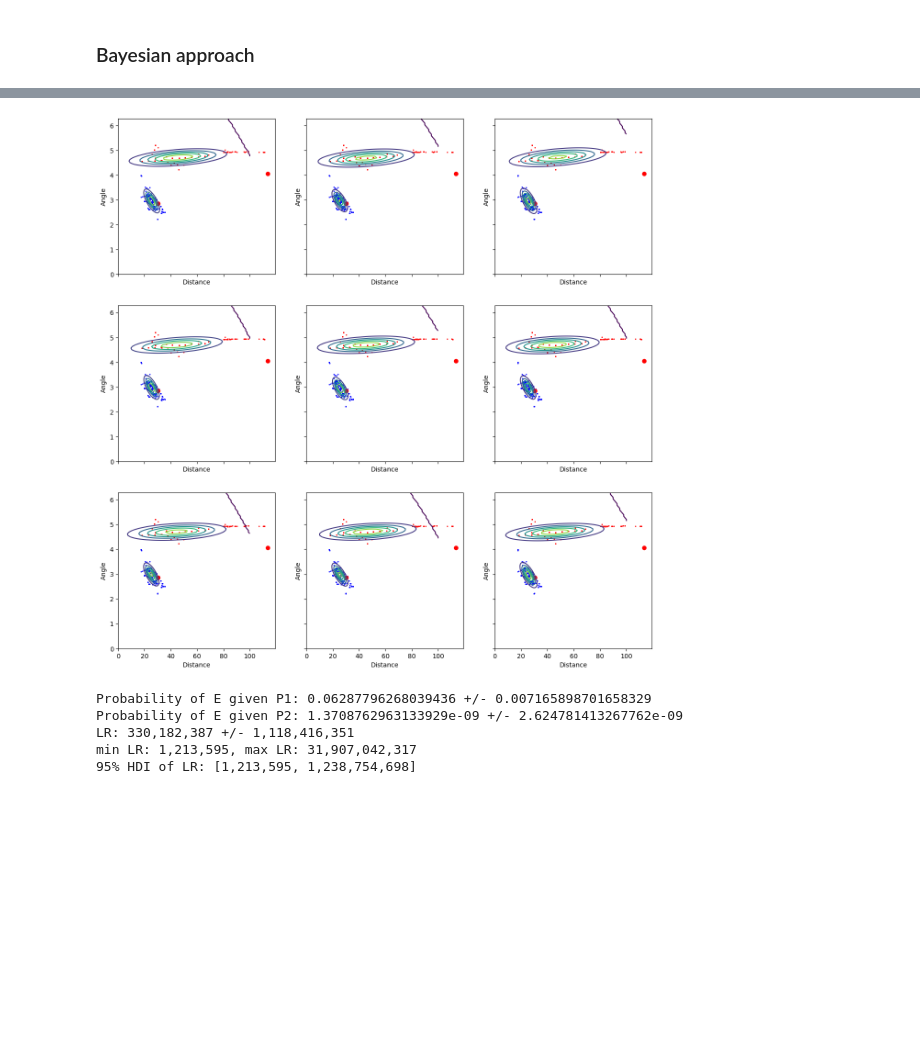
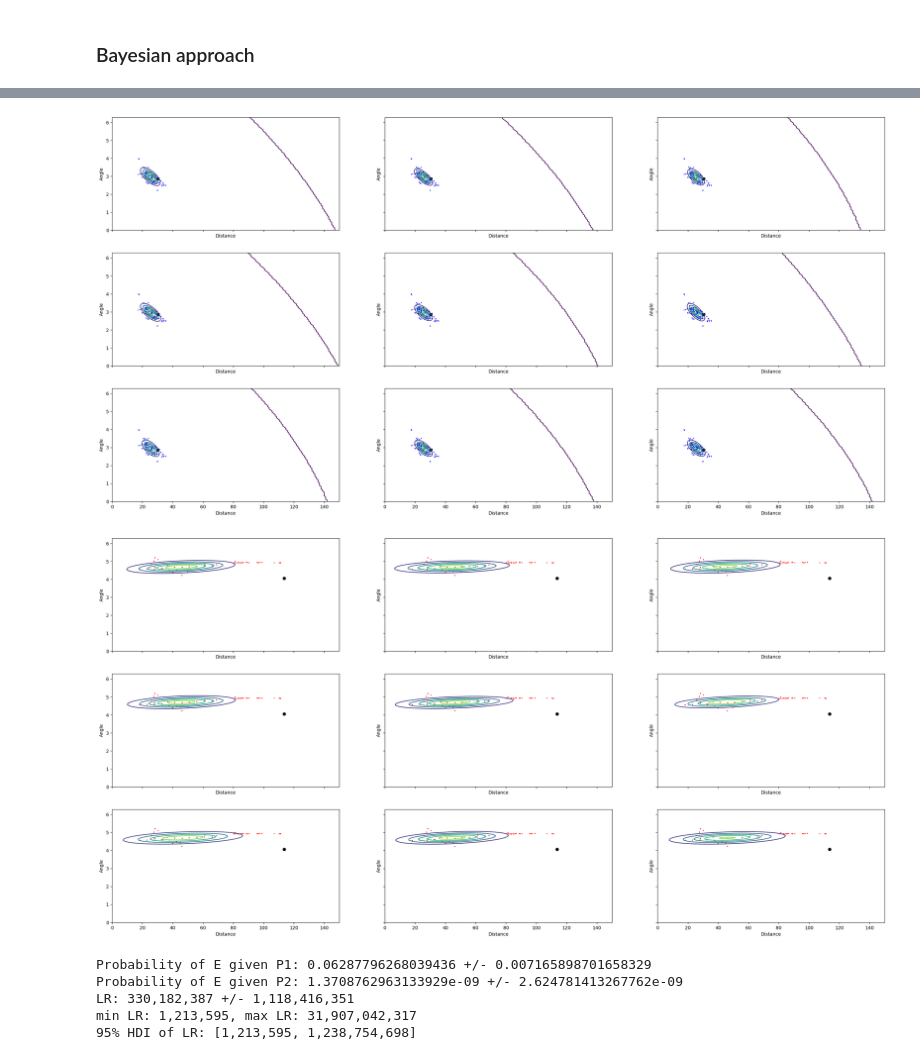
Before and after one commit to KlemenVovk/gps_evaluation, a Jupyter notebook: main.ipynb, the cells around one changed output, grey strips where cells are left out. Cells and saved outputs as stored; diff of their text form; code cells hidden in the pictures; blank space fills up the shorter version.

Commit message:
Harmonize colors, update original

```diff
--- a/main.ipynb
+++ b/main.ipynb
@@ -107,16 +109,22 @@ for ax1 in ax.flatten():
     ax1.set_theta_direction(-1)
     ax1.set_rlabel_position(0)
 
+max_dist = max(max(df_p1["dist"]), max(df_p2["dist"]),E_dist_angle_wrt_P1[0],E_dist_angle_wrt_P2[0])
+print(max_dist)
+max_dist+=7
+
 ax[0].scatter(df_p1["angle"], df_p1["dist"], label="P1 ref", color="red")
 ax[0].set_title("P1 ref points in polar w.r.t. P1")
-ax[0].scatter(E_dist_angle_wrt_P1[1], E_dist_angle_wrt_P1[0], label="E", color="green")
-ax[0].scatter(0, 0, label="P1", color="magenta")
+ax[0].scatter(E_dist_angle_wrt_P1[1], E_dist_angle_wrt_P1[0], label="E", color="black")
+ax[0].scatter(0, 0, label="P1", color="purple")
+ax[0].set_rmax(max_dist)
 ax[0].legend()
 
 ax[1].scatter(df_p2["angle"], df_p2["dist"], label="P2 ref", color="blue")
 ax[1].set_title("P2 ref points in polar w.r.t. P2")
-ax[1].scatter(E_dist_angle_wrt_P2[1], E_dist_angle_wrt_P2[0], label="E", color="green")
-ax[1].scatter(0, 0, label="P2", color="magenta")
+ax[1].scatter(E_dist_angle_wrt_P2[1], E_dist_angle_wrt_P2[0], label="E", color="black")
+ax[1].scatter(0, 0, label="P2", color="purple")
+ax[1].set_rmax(max_dist)
 ax[1].legend()
 plt.show()
 # %% [output]
@@ -128,7 +264,7 @@ The polar chart seems to make sense. So P1 and P2 are computed w.r.t. the eviden
 # %%
 # Read the MCMC draws (each row, is a parametrization of a bivariate normal distribution)
-p1_draws_df = pd.read_csv('p1_draws.csv')
-p2_draws_df = pd.read_csv('p2_draws.csv')
+p1_draws_df = pd.read_csv(folder+'p1_draws.csv')
+p2_draws_df = pd.read_csv(folder+'p2_draws.csv')
 
 # Reshape the data to mean vector and covariance matrix for each draw
 p1_mean = p1_draws_df[['mu_dist', 'mu_angle']].values
@@ -137,33 +273,42 @@ p2_mean = p2_draws_df[['mu_dist', 'mu_angle']].values
 p2_covariance = p2_draws_df[['sigma11', 'sigma12', 'sigma21', 'sigma22']].values.reshape(-1, 2, 2)
 # %%
 # Create a grid of points for plotting the contours
-distance = np.linspace(0, 100, 100)
-angle = np.linspace(0, 2* math.pi, 100)
-X, Y = np.meshgrid(distance, angle)
-pos = np.empty(X.shape + (2,))
-pos[:, :, 0] = X
-pos[:, :, 1] = Y
+MAX_DISTANCE = 150
+for p in ["p1","p2"]:
+    distance = np.linspace(0, MAX_DISTANCE, MAX_DISTANCE)
+    angle = np.linspace(0, 2* math.pi, 100)
+    X, Y = np.meshgrid(distance, angle)
+    pos = np.empty(X.shape + (2,))
+    pos[:, :, 0] = X
+    pos[:, :, 1] = Y
 
-# Sample points from the multivariate normal parametrized by the draws
-zs = []
-# Plot 9 random fitted bivariate normal distributions
-fig, ax = plt.subplots(3,3, figsize=(15, 15), sharex=True, sharey=True)
-for ax1 in ax.flatten():
-    i = np.random.choice(range(len(p1_mean)))
-    Z = stats.multivariate_normal.pdf(pos, mean=p1_mean[i], cov=p1_covariance[i])
-    ax1.contour(X, Y, Z, 5)
-    Z = stats.multivariate_normal.pdf(pos, mean=p2_mean[i], cov=p2_covariance[i])
-    ax1.contour(X, Y, Z, 5)
-    ax1.set_xlabel('Distance')
-    ax1.set_ylabel('Angle')
+    # Sample points from the multivariate normal parametrized by the draws
+    zs = []
+    # Plot 9 random fitted bivariate normal distributions
+    fig, ax = plt.subplots(3,3, figsize=(30, 15), sharex=True, sharey=True)
+    for ax1 in ax.flatten():
+        i = np.random.choice(range(len(p1_mean)))
 
-    # Plot the points
-    ax1.scatter(df_p1['dist'], df_p1['angle'], c='b', label='P1 ref', s=1)
-    ax1.scatter(df_p2['dist'], df_p2['angle'], c='r', label='P2 ref', s=1)
-    ax1.scatter(E_dist_angle_wrt_P1[0], E_dist_angle_wrt_P1[1], c='r', label='P1')
-    ax1.scatter(E_dist_angle_wrt_P2[0], E_dist_angle_wrt_P2[1], c='r', label='P2')
+
+
+        ax1.set_xlabel('Distance')
+        ax1.set_ylabel('Angle')
+
+        # Plot the points
+        if p == "p1":
+            ax1.scatter(df_p1['dist'], df_p1['angle'], c='b', label='P1 ref', s=1)
+            ax1.scatter(E_dist_angle_wrt_P1[0], E_dist_angle_wrt_P1[1], c='black', label='P1')
+            Z = stats.multivariate_normal.pdf(pos, mean=p1_mean[i], cov=p1_covariance[i])
+            ax1.contour(X, Y, Z, 5)
+        elif p == "p2":
+            ax1.scatter(df_p2['dist'], df_p2['angle'], c='r', label='P2 ref', s=1)
+            ax1.scatter(E_dist_angle_wrt_P2[0], E_dist_angle_wrt_P2[1], c='black', label='P2')
+            Z = stats.multivariate_normal.pdf(pos, mean=p2_mean[i], cov=p2_covariance[i])
+            ax1.contour(X, Y, Z, 5)
+    plt.show()
 # %% [output]
-[figure, old version]
+[figure, new version]
+[figure, added]
 # %%
 # Evaluate each sampled bivariate normal distribution at the point E (with respect to P1 and P2)
 # This results in a bunch of probabilities P(E|P1) and P(E|P2)
```
Also changed, not shown: parts of 6 cells of this notebook, 3 other files.
